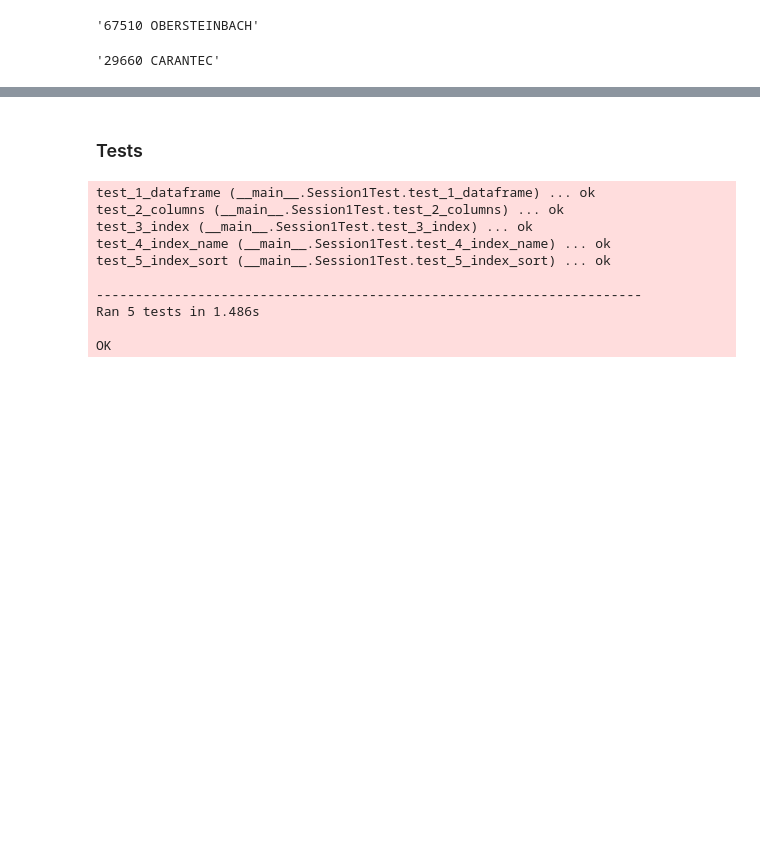
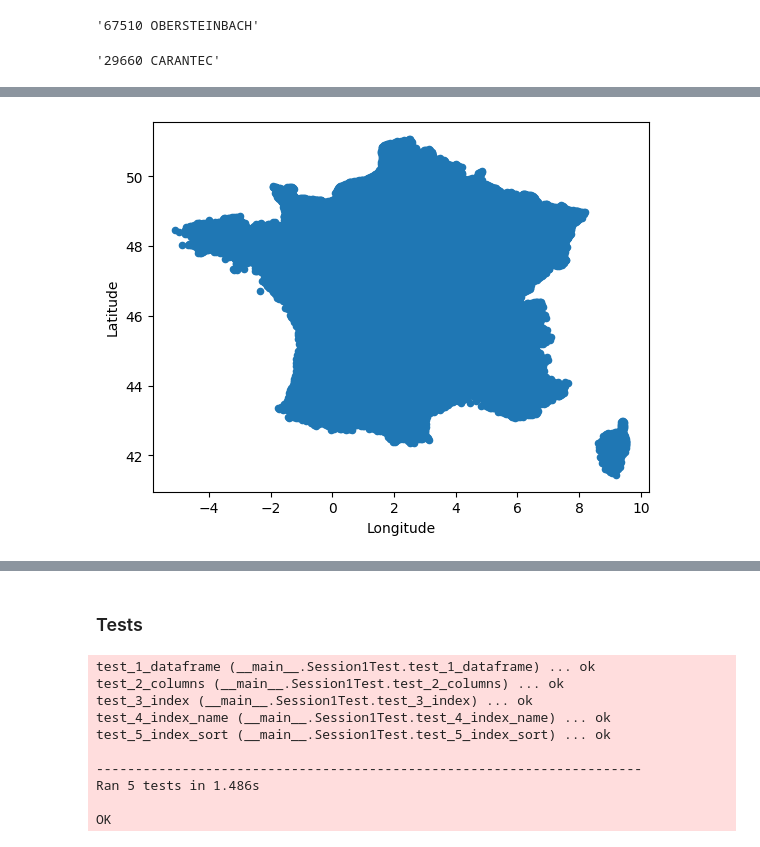
Before and after one commit to fran6w/TIDE, a Jupyter notebook: 01_TIDE_session.ipynb, the cells around one changed output, grey strips where cells are left out. Drawn from its saved outputs; the diff is of its cells as text; code cells hidden in the pictures; blank space fills up the shorter version.

```diff
--- a/01_TIDE_session.ipynb
+++ b/01_TIDE_session.ipynb
@@ -530,0 +708,5 @@ ville2(gps2dec(48, 40, 7), -gps2dec(3, 54, 45))
+# %%
+metro = df.loc[df["Latitude"]>40]
+metro.plot.scatter(x="Longitude",y="Latitude");
+# %% [output]
+[figure, added]
```
Also changed, not shown: parts of 23 cells of this notebook.
